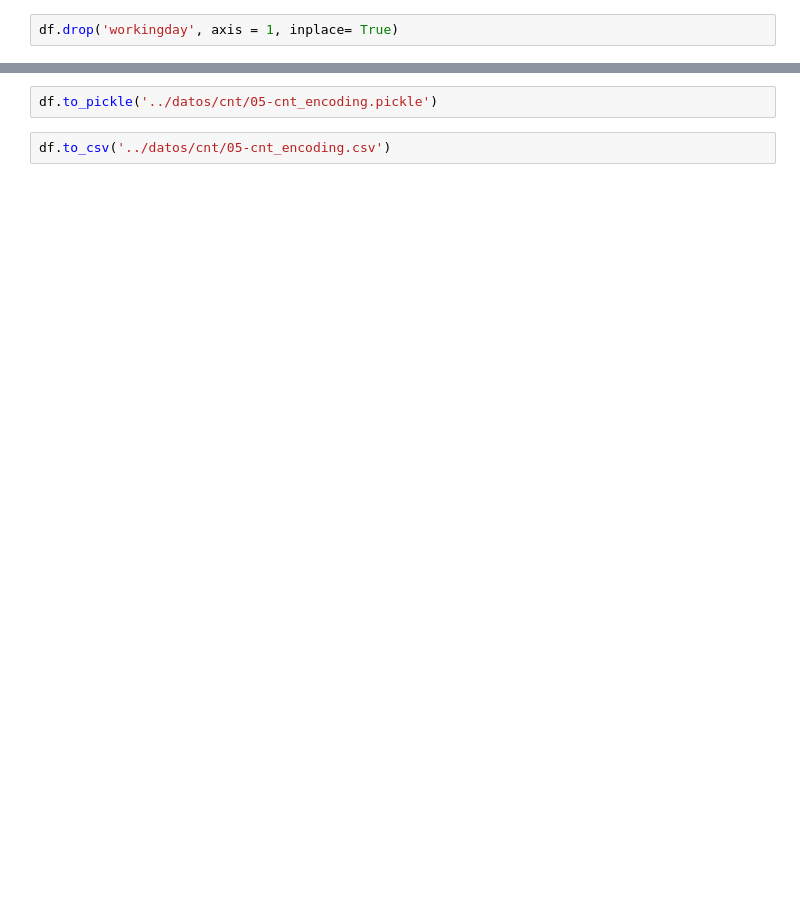
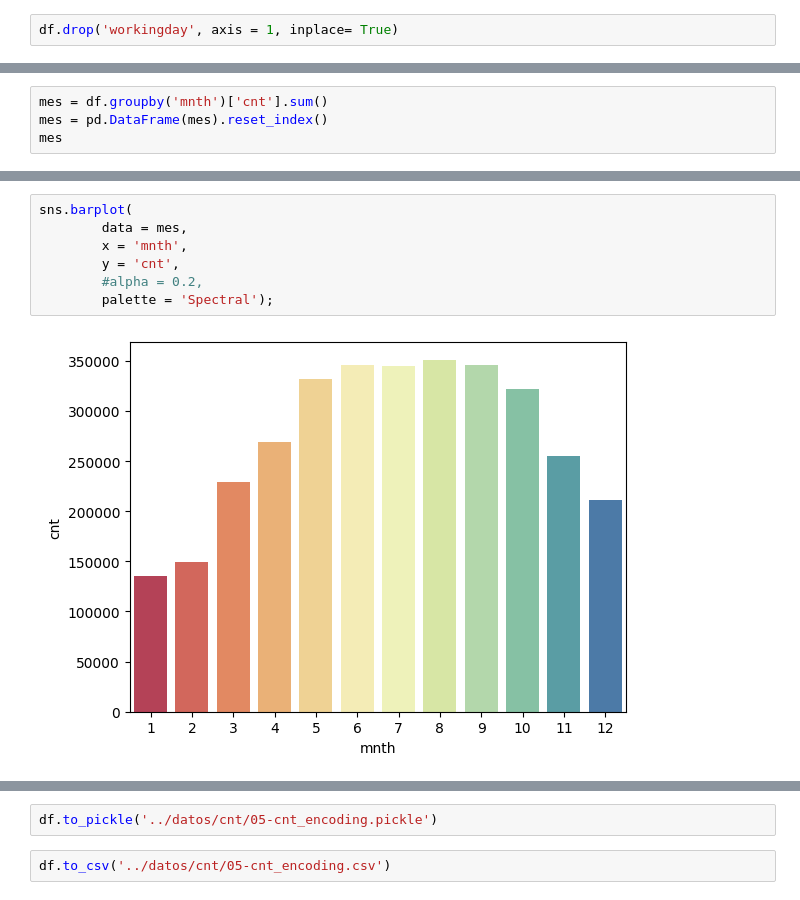
Before and after one commit to Adalab/project-DA-promo-c-modulo-3-team-1, a Jupyter notebook: borrador/10-cnt-encoding.ipynb, the cells around one changed output, grey strips where cells are left out. Cells and saved outputs as stored; diff of their text form; blank space fills up the shorter version.

```diff
--- a/borrador/10-cnt-encoding.ipynb
+++ b/borrador/10-cnt-encoding.ipynb
@@ -219,0 +228,4 @@ df.head()
+# %%
+mes = df.groupby('mnth')['cnt'].sum()
+mes = pd.DataFrame(mes).reset_index()
+mes
@@ -219,0 +246,9 @@ df.head()
+# %%
+sns.barplot(
+        data = mes,
+        x = 'mnth',
+        y = 'cnt',
+        #alpha = 0.2,
+        palette = 'Spectral');
+# %% [output]
+[figure, added]
```
Also changed, not shown: parts of 14 cells of this notebook, 12 other files.
